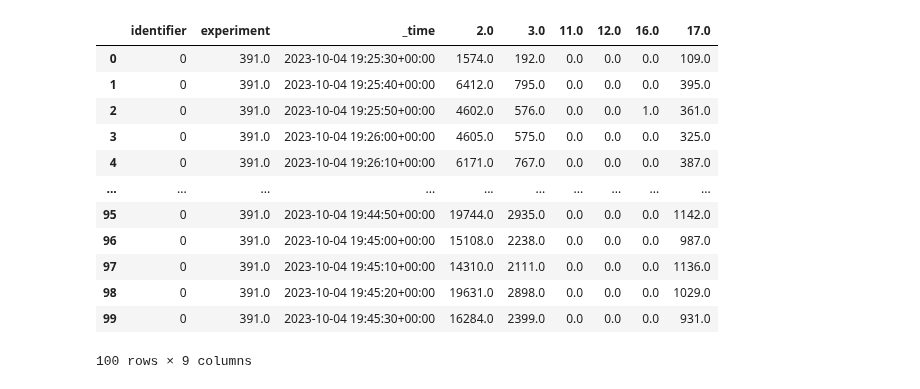
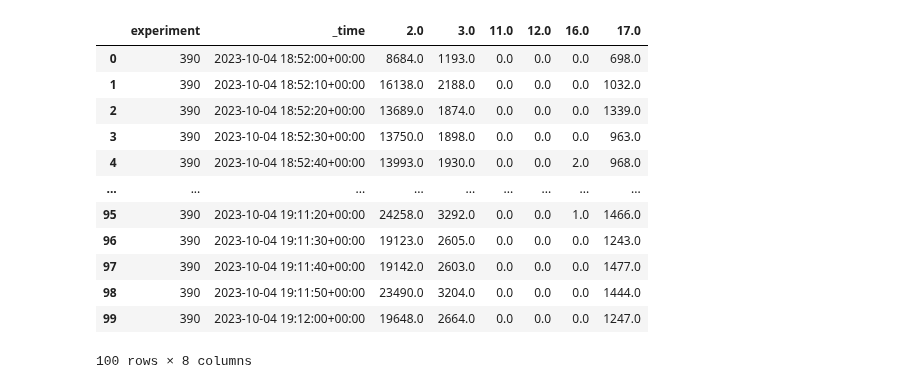
Before and after one commit to FlavScheidt/flexi-pipe, a Jupyter notebook: data/CausalAnalysis/GenerateDatasets/GenerateDatasets.ipynb, the cells around one changed output. Saved outputs shown, nothing was run; the diff lists cells and outputs as text; code cells hidden in the pictures.

```diff
--- a/data/CausalAnalysis/GenerateDatasets/GenerateDatasets.ipynb
+++ b/data/CausalAnalysis/GenerateDatasets/GenerateDatasets.ipynb
@@ -6,0 +27,34 @@ import matplotlib.pyplot as plt
+# %%
+messages = pd.DataFrame()
+
+for index, row in experiments.iterrows():
+    data = pd.read_csv('../../datasets/partialTables/mess_'+str(row['experiment'])+'.csv', header=0,  index_col=0)
+    query_mess = pd.DataFrame(data)
+    query_mess = query_mess.drop(columns=["start", "end"])
+
+    messages = pd.concat([query_mess, messages])
+    del query_mess
+    gc.collect()
+
+    if os.path.exists('../../datasets/partialTables/ihave_'+str(row['experiment'])+'.csv'):
+        data = pd.read_csv('../../datasets/partialTables/ihave_'+str(row['experiment'])+'.csv', header=0,  index_col=0)
+        query_ihave = pd.DataFrame(data)
+        query_ihave["type"] = '17.0'
+        query_ihave = query_ihave.drop(columns=["_measurement"])
+
+        messages = pd.concat([query_ihave, messages])
+        del query_ihave
+        gc.collect()
+
+    if os.path.exists('../../datasets/partialTables/iwant_'+str(row['experiment'])+'.csv'):
+        data = pd.read_csv('../../datasets/partialTables/iwant_'+str(row['experiment'])+'.csv', header=0,  index_col=0)
+        query_iwant = pd.DataFrame(data)
+        query_iwant["type"] = '16.0'
+        query_iwant = query_iwant.drop(columns=["_measurement"])
+
+        messages = pd.concat([query_iwant, messages])
+        del query_iwant
+        gc.collect()
+
+
+messages.head(10)
@@ -25,26 +79,28 @@ df.head(10)
 # %%
 # Transpose the table -> type and count
+df = messages.drop(columns=['identifier'])
+df.reset_index(inplace=True)
+df['_time'] = pd.to_datetime(df["_time"], format='mixed', infer_datetime_format=True)
+by_time = df.groupby([df['experiment'],df['type'],pd.Grouper(key="_time", freq='10s')])['index'].count().reset_index()
 
-df['_time'] = pd.to_datetime(df["_time"], format='mixed', infer_datetime_format=True)
-by_time = df.groupby([df['experiment'],df['identifier'],df['type'],pd.Grouper(key="_time", freq='1s')])['count'].sum().reset_index()
-# by_time.head(10)
-pivoted = pd.pivot_table(by_time,index=["identifier","experiment", pd.Grouper(freq="10s", key="_time")], columns="type", values="count", margins=False).fillna(0)
+
+pivoted = pd.pivot_table(by_time,index=["experiment", pd.Grouper(freq="10s", key="_time")], columns="type", values="index", margins=False).fillna(0)
 pivoted = pivoted.reset_index().rename_axis(None, axis=1)
 
 pivoted.head(100)
 # %% [output]
-|  | identifier | experiment | _time | 2.0 | 3.0 | 11.0 | 12.0 | 16.0 | 17.0 |
-| 0 | 0 | 391.0 | 2023-10-04 19:25:30+00:00 | 1574.0 | 192.0 | 0.0 | 0.0 | 0.0 | 109.0 |
-| 1 | 0 | 391.0 | 2023-10-04 19:25:40+00:00 | 6412.0 | 795.0 | 0.0 | 0.0 | 0.0 | 395.0 |
-| 2 | 0 | 391.0 | 2023-10-04 19:25:50+00:00 | 4602.0 | 576.0 | 0.0 | 0.0 | 1.0 | 361.0 |
-| 3 | 0 | 391.0 | 2023-10-04 19:26:00+00:00 | 4605.0 | 575.0 | 0.0 | 0.0 | 0.0 | 325.0 |
-| 4 | 0 | 391.0 | 2023-10-04 19:26:10+00:00 | 6171.0 | 767.0 | 0.0 | 0.0 | 0.0 | 387.0 |
-| ... | ... | ... | ... | ... | ... | ... | ... | ... | ... |
-| 95 | 0 | 391.0 | 2023-10-04 19:44:50+00:00 | 19744.0 | 2935.0 | 0.0 | 0.0 | 0.0 | 1142.0 |
-| 96 | 0 | 391.0 | 2023-10-04 19:45:00+00:00 | 15108.0 | 2238.0 | 0.0 | 0.0 | 0.0 | 987.0 |
-| 97 | 0 | 391.0 | 2023-10-04 19:45:10+00:00 | 14310.0 | 2111.0 | 0.0 | 0.0 | 0.0 | 1136.0 |
-| 98 | 0 | 391.0 | 2023-10-04 19:45:20+00:00 | 19631.0 | 2898.0 | 0.0 | 0.0 | 0.0 | 1029.0 |
-| 99 | 0 | 391.0 | 2023-10-04 19:45:30+00:00 | 16284.0 | 2399.0 | 0.0 | 0.0 | 0.0 | 931.0 |
+|  | experiment | _time | 2.0 | 3.0 | 11.0 | 12.0 | 16.0 | 17.0 |
+| 0 | 390 | 2023-10-04 18:52:00+00:00 | 8684.0 | 1193.0 | 0.0 | 0.0 | 0.0 | 698.0 |
+| 1 | 390 | 2023-10-04 18:52:10+00:00 | 16138.0 | 2188.0 | 0.0 | 0.0 | 0.0 | 1032.0 |
+| 2 | 390 | 2023-10-04 18:52:20+00:00 | 13689.0 | 1874.0 | 0.0 | 0.0 | 0.0 | 1339.0 |
+| 3 | 390 | 2023-10-04 18:52:30+00:00 | 13750.0 | 1898.0 | 0.0 | 0.0 | 0.0 | 963.0 |
+| 4 | 390 | 2023-10-04 18:52:40+00:00 | 13993.0 | 1930.0 | 0.0 | 0.0 | 2.0 | 968.0 |
+| ... | ... | ... | ... | ... | ... | ... | ... | ... |
+| 95 | 390 | 2023-10-04 19:11:20+00:00 | 24258.0 | 3292.0 | 0.0 | 0.0 | 1.0 | 1466.0 |
+| 96 | 390 | 2023-10-04 19:11:30+00:00 | 19123.0 | 2605.0 | 0.0 | 0.0 | 0.0 | 1243.0 |
+| 97 | 390 | 2023-10-04 19:11:40+00:00 | 19142.0 | 2603.0 | 0.0 | 0.0 | 0.0 | 1477.0 |
+| 98 | 390 | 2023-10-04 19:11:50+00:00 | 23490.0 | 3204.0 | 0.0 | 0.0 | 0.0 | 1444.0 |
+| 99 | 390 | 2023-10-04 19:12:00+00:00 | 19648.0 | 2664.0 | 0.0 | 0.0 | 0.0 | 1247.0 |
-100 rows × 9 columns
+100 rows × 8 columns
 # %%
 #Rename
```
Also changed, not shown: parts of 24 cells of this notebook, 3 other files.
